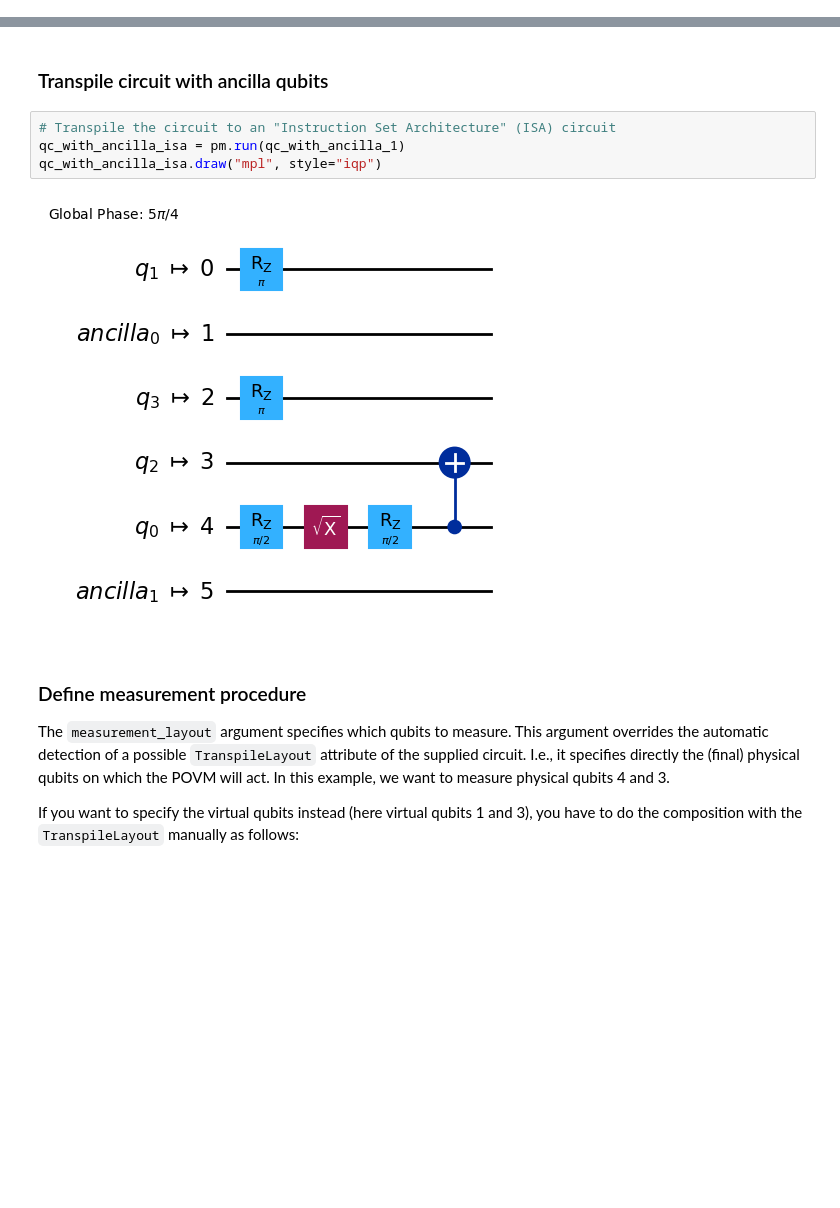
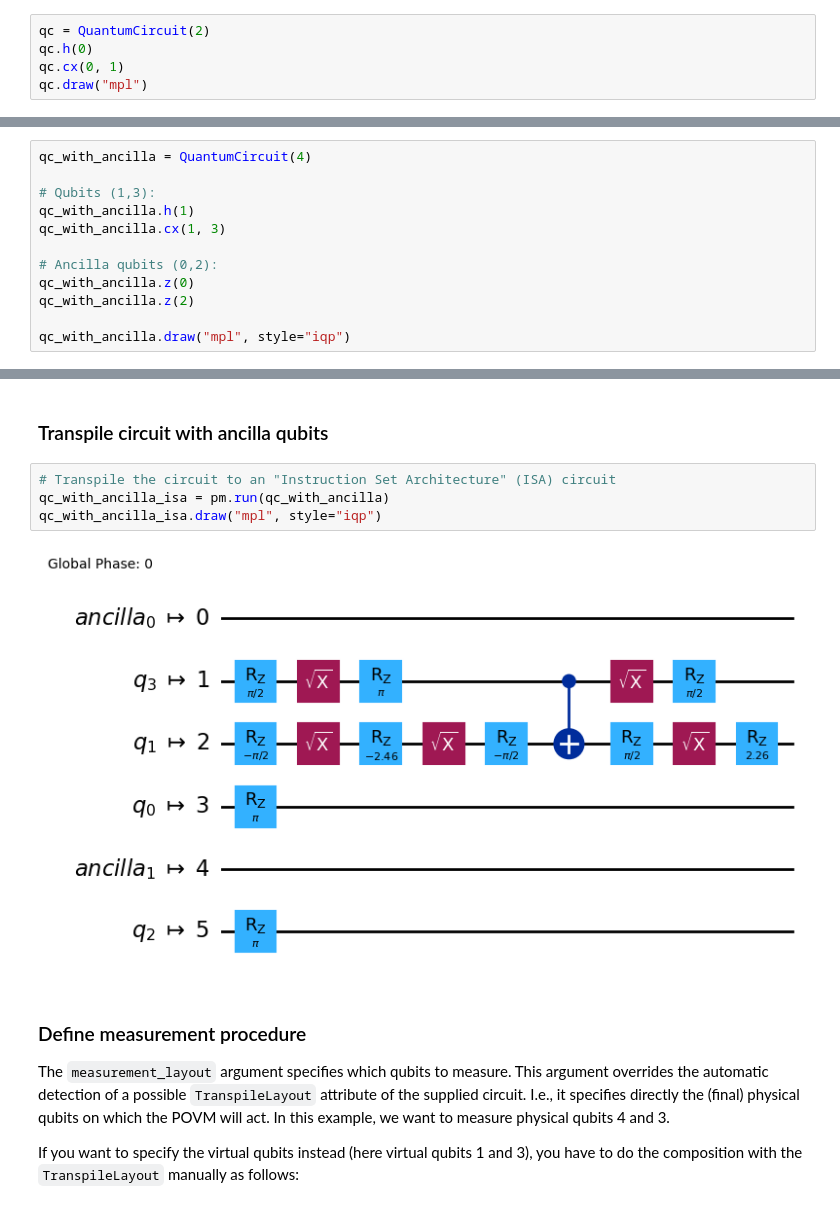
Before and after one commit to qiskit-community/povm-toolbox, a Jupyter notebook: docs/tutorials/dilation.ipynb, the cells around one changed output, grey strips where cells are left out. Cells and saved outputs as stored; diff of their text form; blank space fills up the shorter version.

```diff
--- a/docs/tutorials/dilation.ipynb
+++ b/docs/tutorials/dilation.ipynb
@@ -48,0 +153,5 @@ qc.draw("mpl", style="iqp")
+# %%
+qc = QuantumCircuit(2)
+qc.h(0)
+qc.cx(0, 1)
+qc.draw("mpl")
@@ -245,0 +249,12 @@ Example where the quantum circuit had ancilla qubits before transpilation.
+# %%
+qc_with_ancilla = QuantumCircuit(4)
+
+# Qubits (1,3):
+qc_with_ancilla.h(1)
+qc_with_ancilla.cx(1, 3)
+
+# Ancilla qubits (0,2):
+qc_with_ancilla.z(0)
+qc_with_ancilla.z(2)
+
+qc_with_ancilla.draw("mpl", style="iqp")
@@ -247,10 +264,10 @@ Example where the quantum circuit had ancilla qubits before transpilation.
 ### Transpile circuit with ancilla qubits
 # %%
 # Transpile the circuit to an "Instruction Set Architecture" (ISA) circuit
-qc_with_ancilla_isa = pm.run(qc_with_ancilla_1)
+qc_with_ancilla_isa = pm.run(qc_with_ancilla)
 qc_with_ancilla_isa.draw("mpl", style="iqp")
 # %% [output]
-[figure, old version]
+[figure, new version]
 # %% [markdown]
 ### Define measurement procedure
 
```
Also changed, not shown: parts of 48 cells of this notebook, 1 other file.
